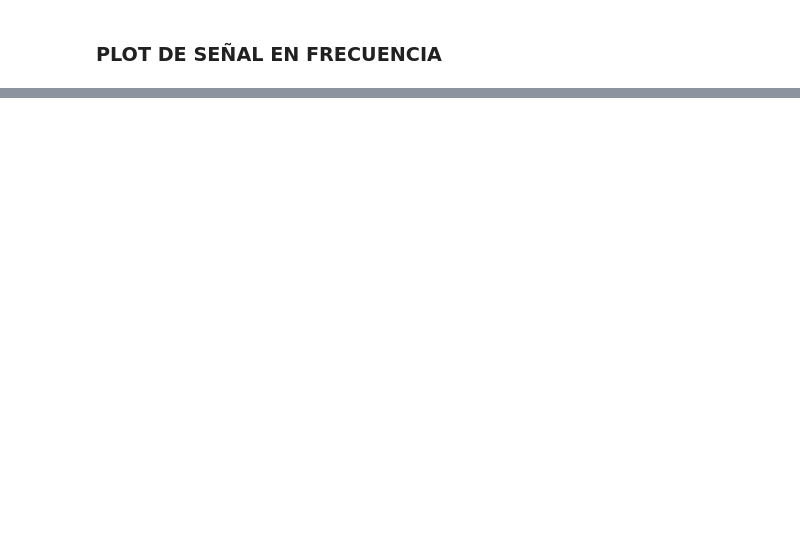
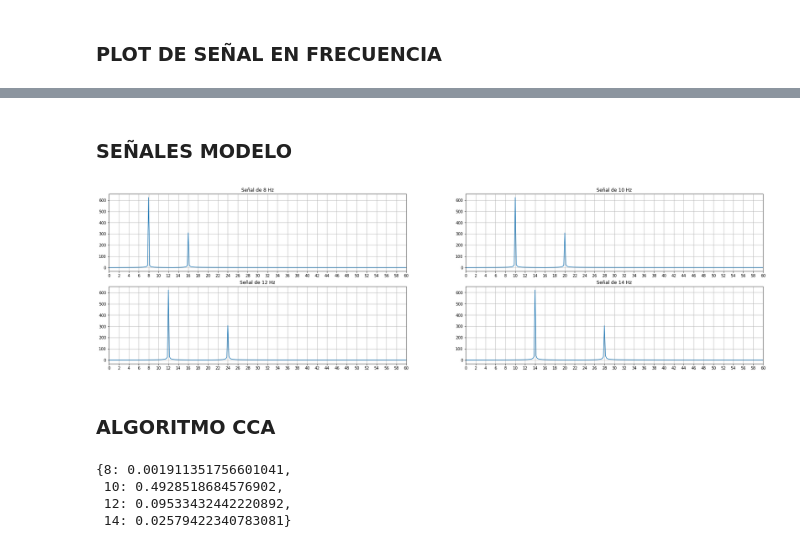
Before and after one commit to josevasquez123/DB_SSVEP, a Jupyter notebook: test.ipynb, the cells around one changed output, grey strips where cells are left out. Drawn from its saved outputs; the diff is of its cells as text; code cells hidden in the pictures; blank space fills up the shorter version.

Commit message:
added CCA algorithm
added creation of reference signals and CCA algorithm

```diff
--- a/test.ipynb
+++ b/test.ipynb
@@ -182,0 +200,45 @@ plot_fft_signals(S1_OZ_15Hz_AVG_5sec,filtered, filtered_with_notch)
+# %% [markdown]
+### SEÑALES MODELO
+# %%
+a1 = 1.0
+a2 = 0.5
+
+#FRECUENCIA DE LAS SEÑALES
+target_freqs = [8,10,12,14]
+
+reference_signals = []
+reference_ffts = []
+
+for index in np.arange(len(target_freqs)):
+    model_signal = a1*np.sin(np.pi*2*time_steps*target_freqs[index]) + a2*np.sin(np.pi*4*time_steps*target_freqs[index])
+    reference_signals.append(model_signal)
+    reference_ffts.append(fft(model_signal))
+
+N = len(reference_ffts[0])
+n = np.arange(N)
+T = N/sr
+freq = n/T
+n_oneside = N//2
+f_oneside = freq[:n_oneside]
+
+fig, ax = plt.subplots(2,2,figsize=(30,8))
+
+for i in np.arange(len(target_freqs)):
+    if i<2:
+        ax[0,i].plot(f_oneside, np.abs(reference_ffts[i][:n_oneside]))
+        ax[0,i].set_title(f'Señal de {str(target_freqs[i])} Hz')
+        ax[0,i].set_xticks(np.arange(min(f_oneside), max(f_oneside)+1, 2.0))
+        ax[0,i].set_xlim([0,60])
+        ax[0,i].grid()
+    else:
+        ax[1,i-2].plot(f_oneside, np.abs(reference_ffts[i][:n_oneside]))
+        ax[1,i-2].set_title(f'Señal de {str(target_freqs[i])} Hz')
+        ax[1,i-2].set_xticks(np.arange(min(f_oneside), max(f_oneside)+1, 2.0))
+        ax[1,i-2].set_xlim([0,60])
+        ax[1,i-2].grid()
+
+plt.show()
+# %% [output]
+[figure, added]
+# %% [markdown]
+### ALGORITMO CCA
@@ -182,0 +258,8 @@ plot_fft_signals(S1_OZ_15Hz_AVG_5sec,filtered, filtered_with_notch)
+# %%
+res = get_corr(filtered, reference_signals)
+res
+# %% [output]
+{8: 0.001911351756601041,
+ 10: 0.4928518684576902,
+ 12: 0.09533432442220892,
+ 14: 0.02579422340783081}
```
Also changed, not shown: parts of 7 cells of this notebook, 1 other file.
